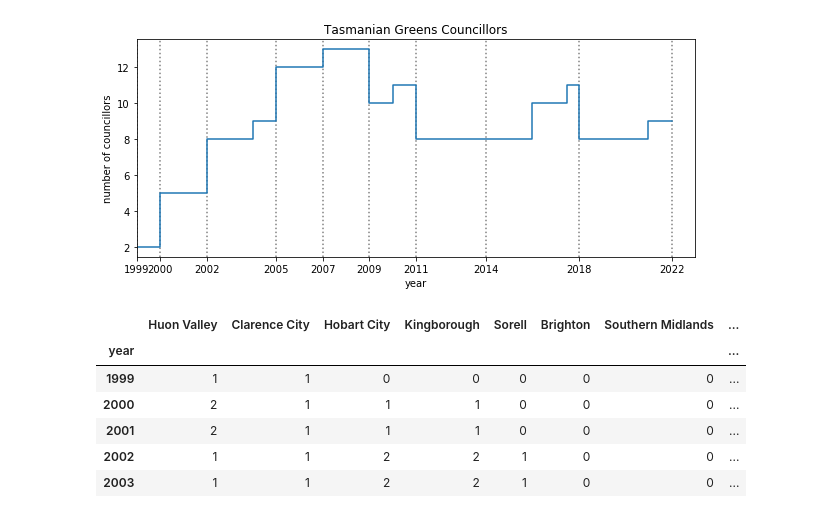
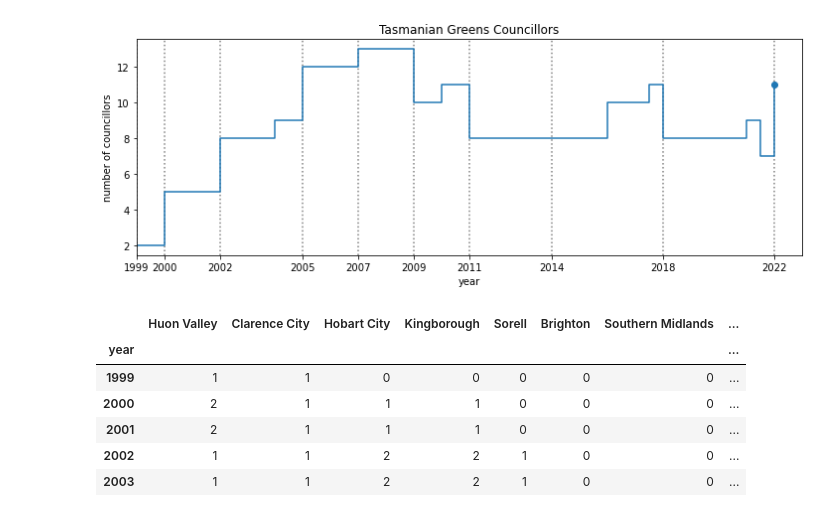
Before and after one commit to DamienIrving/election-analysis, a Jupyter notebook: analysis/councillors.ipynb, the cells around one changed output. Cells and saved outputs as stored; diff of their text form; code cells hidden in the pictures.

```diff
--- a/analysis/councillors.ipynb
+++ b/analysis/councillors.ipynb
@@ -21,43 +21,50 @@ year = np.array([1999,
                  2017.5, 2017.5,
                  2018, 2018,
                  2021, 2021,
+                 2021.5, 2021.5,
+                 2021.5, 2021.5,
+                 2022, 2022,
                  2022, 2022])
 sitting_councillors = np.array([2,
                                 2, 5,
                                 5, 8,
                                 8, 9,
                                 9, 12,
                                 12, 13,
                                 13, 10,
                                 10, 11,
                                 11, 8,
                                 8, 8,
                                 8, 10,
                                 10, 11,
                                 11, 8,
                                 8, 9,
-                                9, 9])
+                                9, 9,
+                                9, 7,
+                                7, 7,
+                                11, 11])
 
-plt.figure(figsize=[10, 4])
+plt.figure(figsize=[12, 4])
 plt.axvline(x=1999, color='0.5', linestyle=':')
 plt.axvline(x=2000, color='0.5', linestyle=':')
 plt.axvline(x=2002, color='0.5', linestyle=':')
 plt.axvline(x=2005, color='0.5', linestyle=':')
 plt.axvline(x=2007, color='0.5', linestyle=':')
 plt.axvline(x=2009, color='0.5', linestyle=':')
 plt.axvline(x=2011, color='0.5', linestyle=':')
 plt.axvline(x=2014, color='0.5', linestyle=':')
 plt.axvline(x=2018, color='0.5', linestyle=':')
 plt.axvline(x=2022, color='0.5', linestyle=':')
 plt.plot(year, sitting_councillors)
+plt.plot(2022, 11, marker='o', color='tab:blue')
 plt.title('Tasmanian Greens Councillors')
 plt.ylabel('number of councillors')
 plt.xlabel('year')
 plt.xticks([1999, 2000, 2002, 2005, 2007, 2009, 2011, 2014, 2018, 2022])
 plt.xlim([1999, 2023])
-plt.savefig('councillors.png', dpi=300, bbox_inches='tight')
+plt.savefig('councillors.png', dpi=300, bbox_inches='tight', facecolor='white')
 # %% [output]
-[figure, old version]
+[figure, new version]
 # %%
 councillors = {}
 
```
